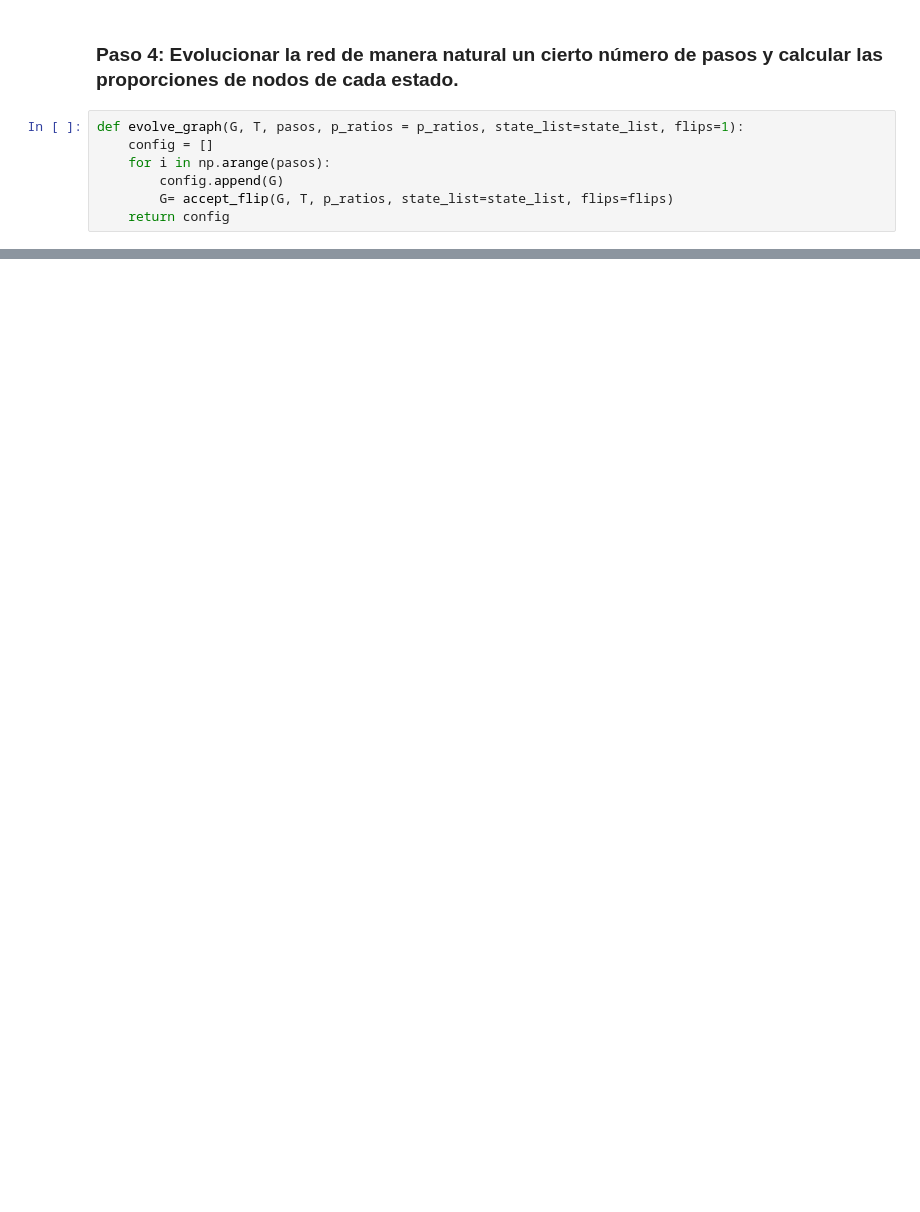
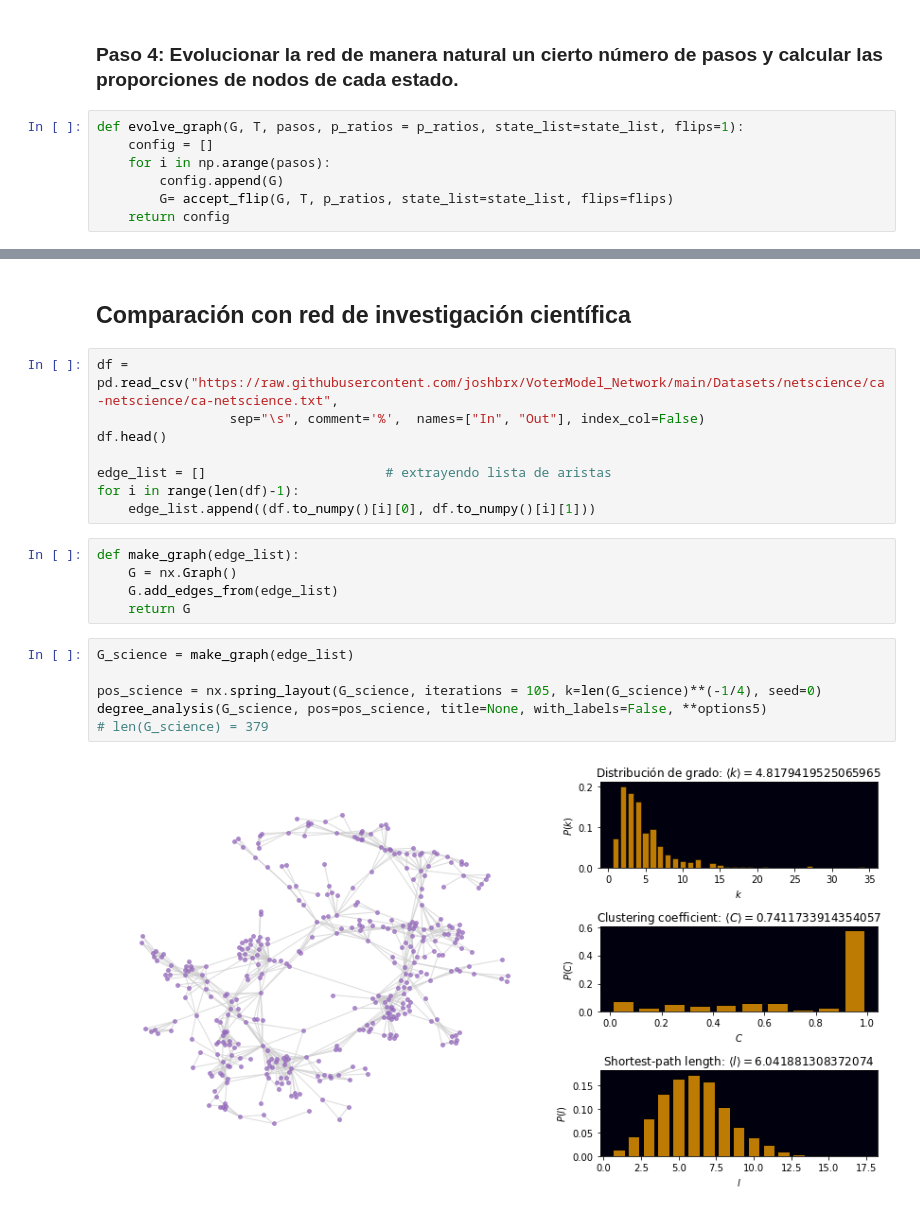
Before and after one commit to joshbrx/VoterModel_Network, a Jupyter notebook: VoterModel_v1.ipynb, the cells around one changed output, grey strips where cells are left out. Drawn from its saved outputs; the diff is of its cells as text; blank space fills up the shorter version.

```diff
--- a/VoterModel_v1.ipynb
+++ b/VoterModel_v1.ipynb
@@ -284,0 +292,23 @@ nx.draw(GG[-1], pos, node_color=node_color2, with_labels=True, **options5b)
+# %% [markdown]
+## Comparación con red de investigación científica
+# %%
+df = pd.read_csv("https://raw.githubusercontent.com/joshbrx/VoterModel_Network/main/Datasets/netscience/ca-netscience/ca-netscience.txt",
+                 sep="\s", comment='%',  names=["In", "Out"], index_col=False)
+df.head()
+
+edge_list = []                       # extrayendo lista de aristas
+for i in range(len(df)-1):
+    edge_list.append((df.to_numpy()[i][0], df.to_numpy()[i][1]))
+# %%
+def make_graph(edge_list):
+    G = nx.Graph()
+    G.add_edges_from(edge_list)
+    return G
+# %%
+G_science = make_graph(edge_list)
+
+pos_science = nx.spring_layout(G_science, iterations = 105, k=len(G_science)**(-1/4), seed=0)
+degree_analysis(G_science, pos=pos_science, title=None, with_labels=False, **options5)
+# len(G_science) = 379
+# %% [output]
+[figure, added]
```
Also changed, not shown: parts of 22 cells of this notebook.
